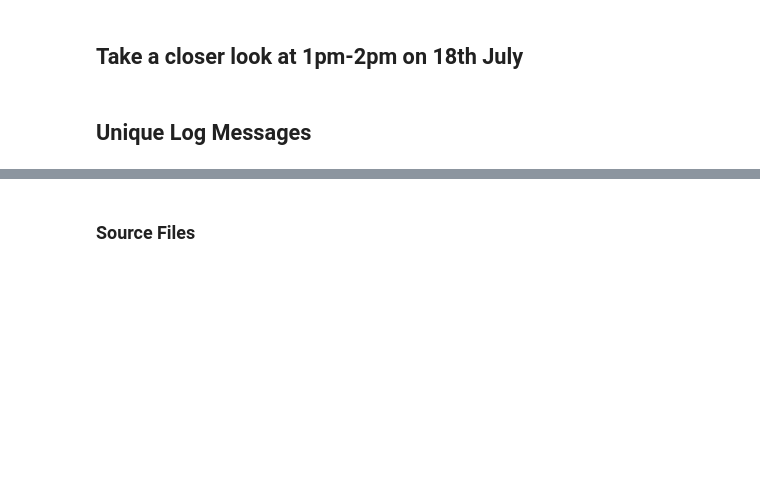
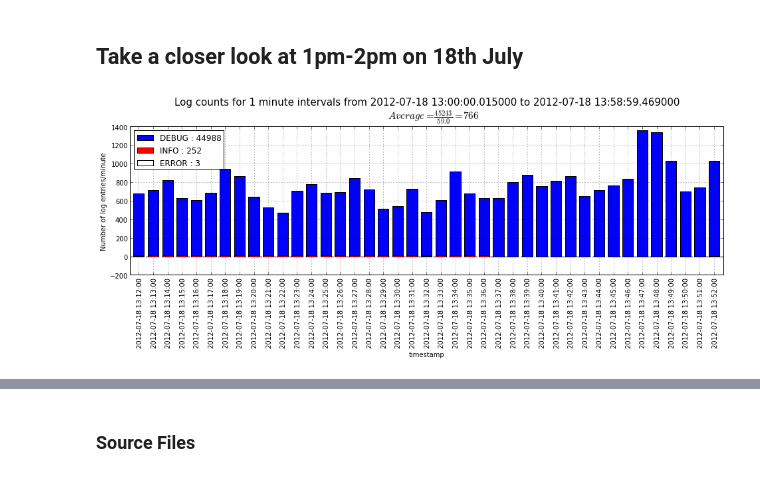
Before and after one commit to peterwilliams97/log_analysis, a Jupyter notebook: nb_pandas.ipynb, the cells around one changed output, grey strips where cells are left out. Drawn from its saved outputs; the diff is of its cells as text; code cells hidden in the pictures; blank space fills up the shorter version.

```diff
--- a/nb_pandas.ipynb
+++ b/nb_pandas.ipynb
@@ -255,19 +263,18 @@ legend()
 Take a closer look at 1pm-2pm on 18th July
 ------------------------------------------
 # %%
-df7am = df['2012-07-18 13:00' : '2012-07-18 13:59']
+def plot_period(df, start, end, frequency_minutes):
+    df_period = df.between_time(start, end)
 
-for i,level in enumerate(levels):
-    bars = df7am[df7am.level==level].file.resample('1min', how='count')
-    bars.plot(kind='bar', color=colors[i], label='%s : %d' % (level, len(df7am[df7am.level==level])))
+    for i,level in enumerate(levels):
+        bars = df_period[df_period.level==level].file.resample('%dmin' % frequency_minutes, how='count')
+        bars.plot(kind='bar', color=colors[i], label='%s : %d' % (level, len(df_period[df_period.level==level])))
 
-minutes = (df7am.index.max() - df7am.index.min()).total_seconds()/60
+    minutes = (df_period.index.max() - df_period.index.min()).total_seconds()/60
 
-title(r'''Log counts for 1 minute intervals from %s to %s
-$Average=\frac{%d}{%.1f}=%d$
-''' % (df7am.index.min(), df7am.index.max(),
-       len(df7am), minutes, int(len(df7am)/minutes)), size=15)
-ylabel('Number of log entries/minute')
-legend()
+    title(r'''Log counts for %d minute intervals from %s to %s
+    $Average=\frac{%d}{%.1f}=%d$
+    ''' % (frequency_minutes, df_period.index.min(), df_period.index.max(),
+           len(df_period), minutes, int(len(df_period)/minutes)), size=15)
+    ylabel('Number of log entries/minute')
+    legend()
-# %% [markdown]
-## Unique Log Messages
@@ -277,0 +283,4 @@ print np.sort(ucontent)[:10]
+# %%
+plot_period(df, '2012-07-18 13:00', '2012-07-18 13:59', 1)
+# %% [output]
+[figure, added]
```
Also changed, not shown: parts of 29 cells of this notebook, 6 other files.
